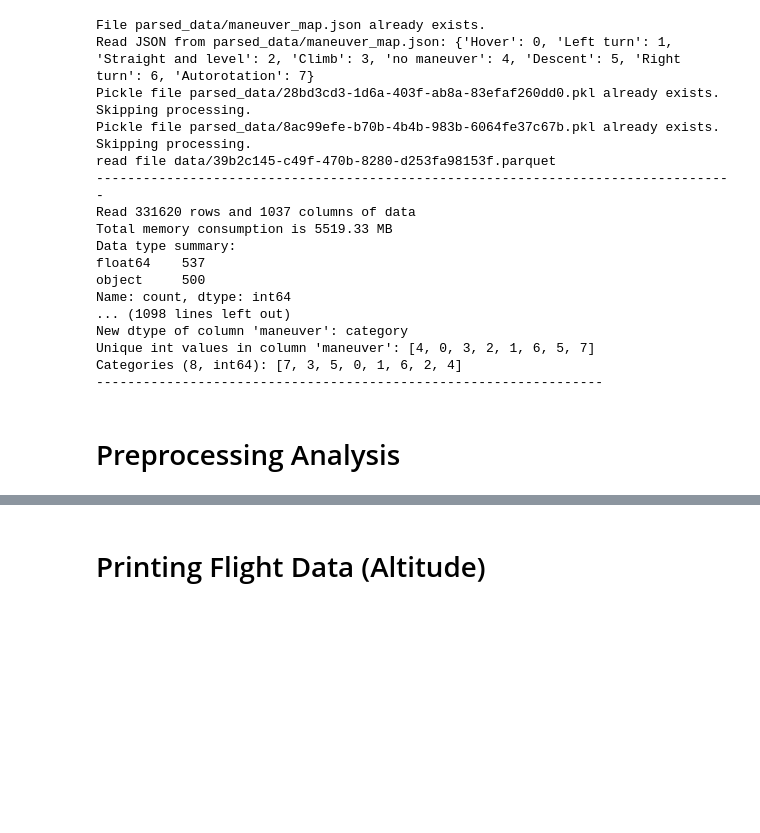
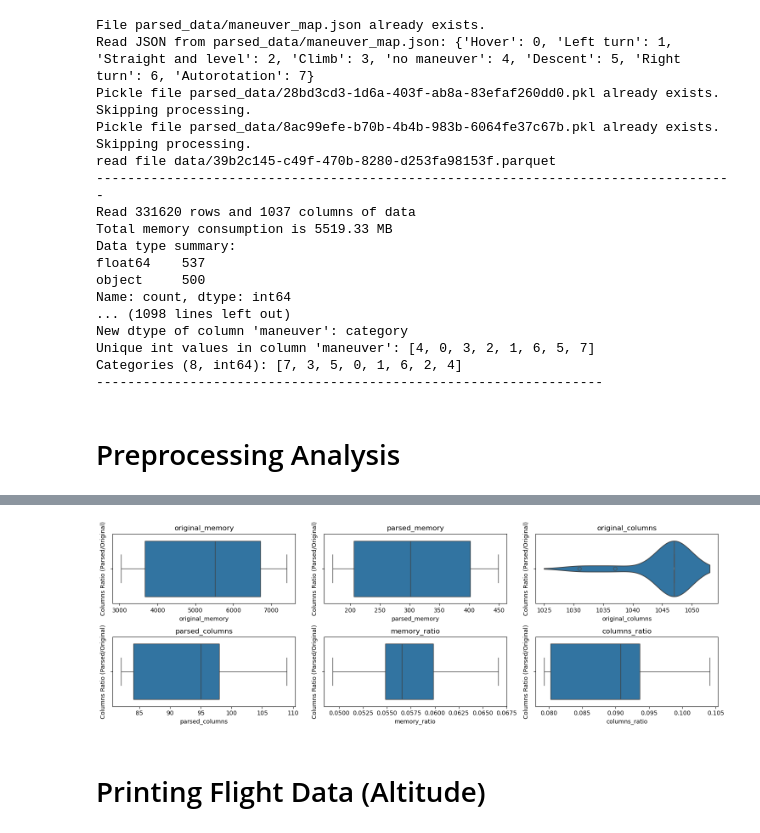
Before and after one commit to schbm/injmol, a Jupyter notebook: main.ipynb, the cells around one changed output, grey strips where cells are left out. Drawn from its saved outputs; the diff is of its cells as text; code cells hidden in the pictures; blank space fills up the shorter version.

Commit message:
added plots for preprocessing analysis

```diff
--- a/main.ipynb
+++ b/main.ipynb
@@ -462,3 +460,11 @@ preprocessing_metrics = {}
+# %%
+# Initialize an empty DataFrame to store preprocessing metrics
+preprocessing_metrics_df = pd.DataFrame(columns=[
+    'file_base', 'original_memory', 'parsed_memory', 'original_columns', 'parsed_columns', 'memory_ratio', 'columns_ratio'
+])
+
+# List to collect the new rows
+rows = []
 # %%
 # Iterate over all .parquet files in the 'data' folder
 for file in os.listdir('data'):
@@ -483,12 +489,23 @@ for file in os.listdir('data'):
         memory_ratio = parsed_memory / original_memory
         columns_ratio = parsed_columns / original_columns
 
-        # Save metrics
-        preprocessing_metrics[file_base] = {
+        # Store the metrics in a dictionary
+        rows.append({
+            'file_base': file_base,
             'original_memory': original_memory,
             'parsed_memory': parsed_memory,
             'original_columns': original_columns,
             'parsed_columns': parsed_columns,
             'memory_ratio': memory_ratio,
             'columns_ratio': columns_ratio
-        }
+        })
+
+# Create a new DataFrame from the collected rows and concatenate with the existing DataFrame
+preprocessing_metrics_df = pd.concat([preprocessing_metrics_df, pd.DataFrame(rows)], ignore_index=True)
+# %%
+preprocessing_metrics_df_copy = preprocessing_metrics_df.copy(deep=True)
+preprocessing_metrics_df_copy.convert_dtypes()
+preprocessing_metrics_df_copy['file_base'] = preprocessing_metrics_df_copy['file_base'].astype(str)
+preprocessing_metrics_df_copy['original_columns'] = preprocessing_metrics_df_copy['original_columns'].astype(int)
+preprocessing_metrics_df_copy['parsed_columns'] = preprocessing_metrics_df_copy['parsed_columns'].astype(int)
+preprocessing_metrics_df_copy.info()
@@ -495,3 +539,24 @@ for file in os.listdir('data'):
+# %%
+import seaborn as sb
+fig, axes = plt.subplots(2, 3, figsize=(15, 5))
+
+metrics = ['original_memory', 'parsed_memory', 'original_columns', 'parsed_columns', 'memory_ratio', 'columns_ratio']
+
+for ax, metric in zip(axes.flatten(), metrics):
+    if metric == 'original_columns':
+        sb.violinplot(x=preprocessing_metrics_df_copy[metric], ax=ax)
+        ax.set_title(metric)
+        ax.set_ylabel(y_label)
+    sb.boxplot(x=preprocessing_metrics_df_copy[metric], ax=ax)
+    ax.set_title(metric)
+    ax.set_ylabel(y_label)
+
+
+
+plt.tight_layout()
+plt.show()
+# %% [output]
+[figure, added]
 # %% [markdown]
 # Printing Flight Data (Altitude)
 # %%
```
Also changed, not shown: parts of 3 cells of this notebook.
